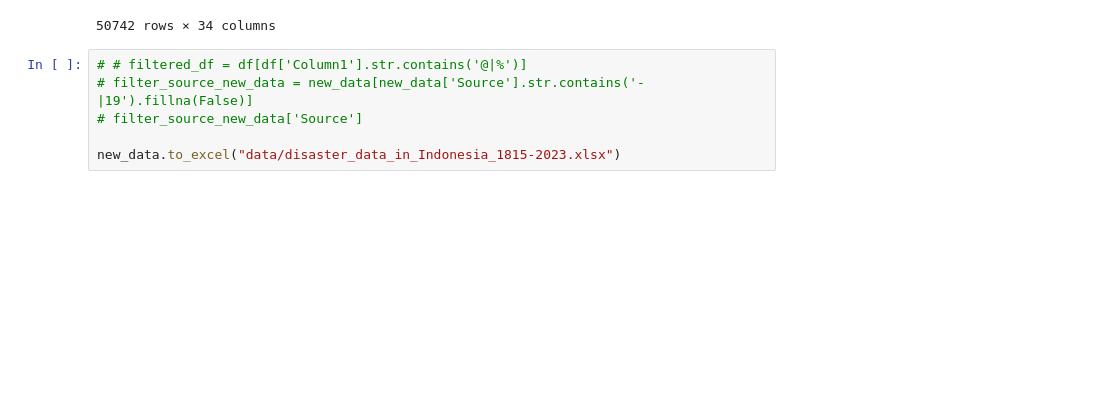
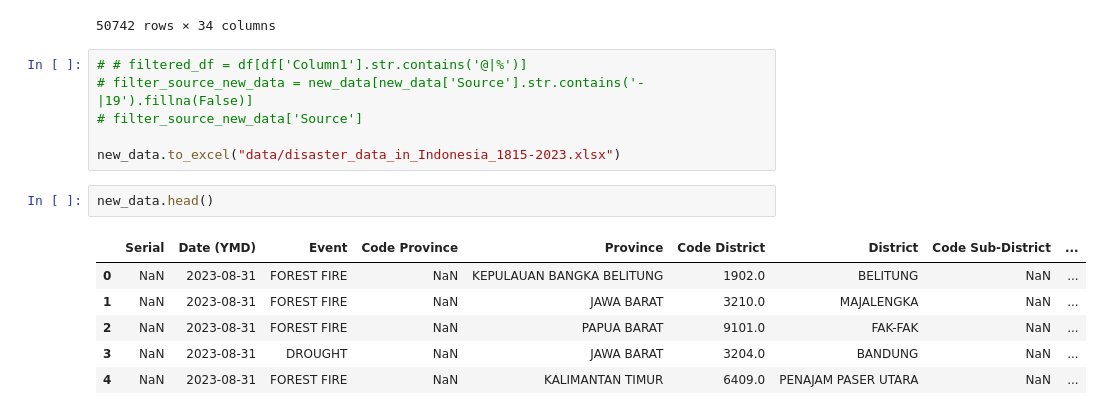
Before and after one commit to naufalmaa/EDA-on-Disaster-in-Indonesia, a Jupyter notebook: cleaning_data.ipynb, the cells around one changed output. Cells and saved outputs as stored; diff of their text form; blank space fills up the shorter version.

```diff
--- a/cleaning_data.ipynb
+++ b/cleaning_data.ipynb
@@ -439,3 +439,12 @@ new_data
 # filter_source_new_data['Source']
 
 new_data.to_excel("data/disaster_data_in_Indonesia_1815-2023.xlsx")
+# %%
+new_data.head()
+# %% [output]
+|  | Serial | Date (YMD) | Event | Code Province | Province | Code District | District | Code Sub-District | ... |
+| 0 | NaN | 2023-08-31 | FOREST FIRE | NaN | KEPULAUAN BANGKA BELITUNG | 1902.0 | BELITUNG | NaN | ... |
+| 1 | NaN | 2023-08-31 | FOREST FIRE | NaN | JAWA BARAT | 3210.0 | MAJALENGKA | NaN | ... |
+| 2 | NaN | 2023-08-31 | FOREST FIRE | NaN | PAPUA BARAT | 9101.0 | FAK-FAK | NaN | ... |
+| 3 | NaN | 2023-08-31 | DROUGHT | NaN | JAWA BARAT | 3204.0 | BANDUNG | NaN | ... |
+| 4 | NaN | 2023-08-31 | FOREST FIRE | NaN | KALIMANTAN TIMUR | 6409.0 | PENAJAM PASER UTARA | NaN | ... |
```
Also changed, not shown: parts of 5 cells of this notebook, 1 other file.
